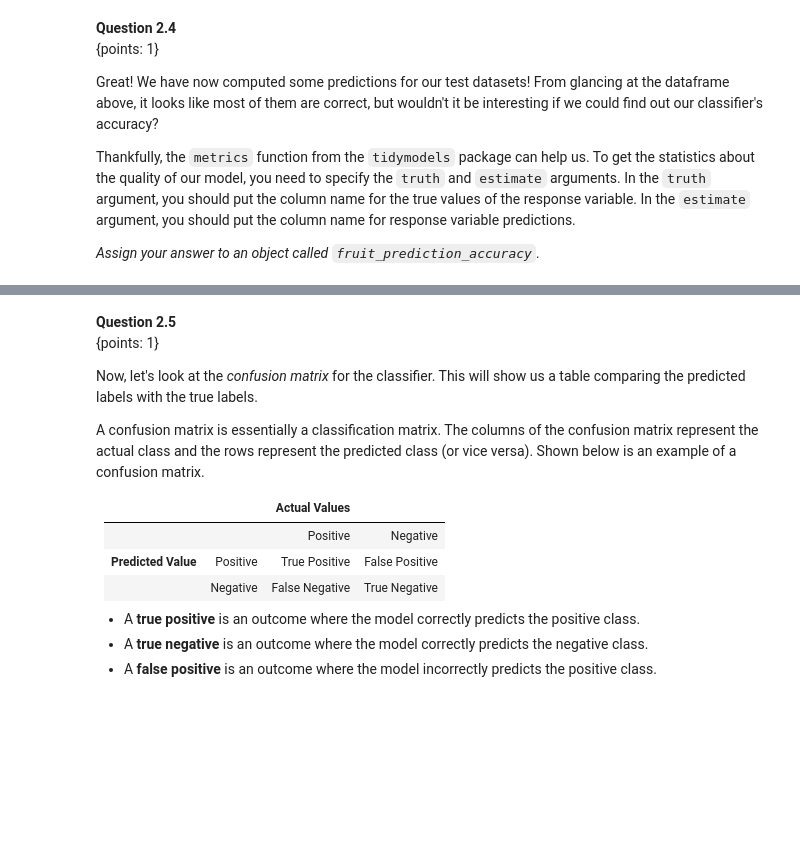
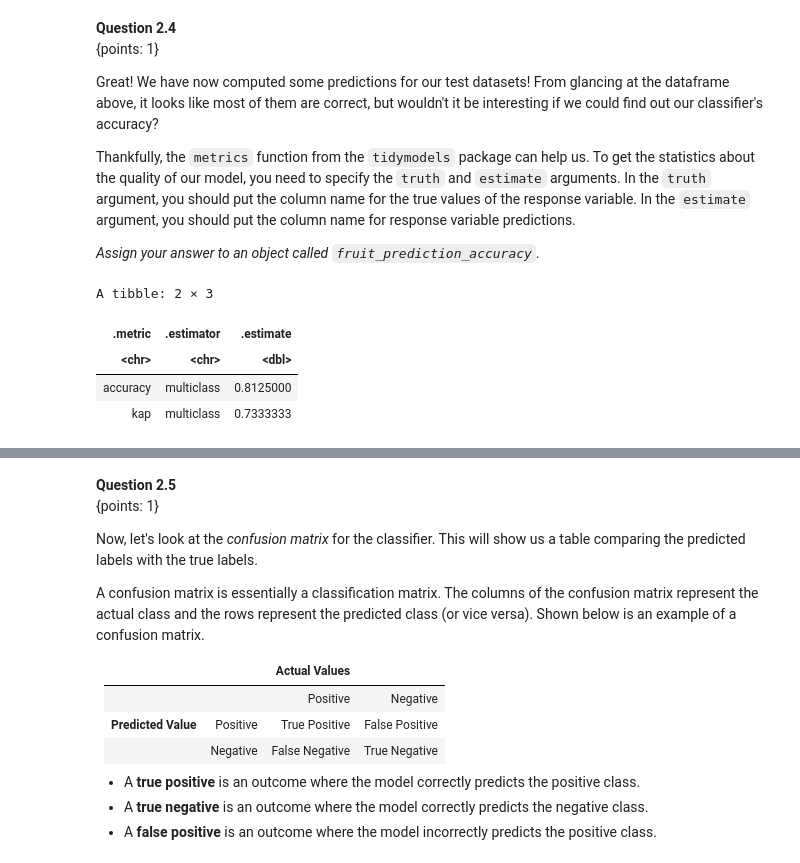
Before and after one commit to ca-vas/dsci-100-student, a Jupyter notebook: materials/R/worksheet_classification2/worksheet_classification2.ipynb, the cells around one changed output, grey strips where cells are left out. Saved outputs shown, nothing was run; the diff lists cells and outputs as text; code cells hidden in the pictures; blank space fills up the shorter version.

```diff
--- a/materials/R/worksheet_classification2/worksheet_classification2.ipynb
+++ b/materials/R/worksheet_classification2/worksheet_classification2.ipynb
@@ -613,12 +713,18 @@ Thankfully, the `metrics` function from the `tidymodels` package can help us. To
 # %%
 set.seed(2020) # DO NOT REMOVE
 
-#... <- fruit_test_predictions |>
-#         ...(truth = ..., estimate = ...)
+fruit_prediction_accuracy<- fruit_test_predictions |>
+         metrics(truth = "fruit_name", estimate = ".pred_class")
 
 # your code here
-fail() # No Answer - remove if you provide an answer
+# No Answer - remove if you provide an answer
 fruit_prediction_accuracy
+# %% [output]
+A tibble: 2 × 3
+| .metric | .estimator | .estimate |
+| <chr> | <chr> | <dbl> |
+| accuracy | multiclass | 0.8125000 |
+| kap | multiclass | 0.7333333 |
 # %%
 library(digest)
 stopifnot("fruit_prediction_accuracy should be a data frame"= setequal(digest(paste(toString('data.frame' %in% class(fruit_prediction_accuracy)), "de1e1")), "e2cb57451884d6a66f5e0dd2a1a29189"))
```
Also changed, not shown: parts of 13 cells of this notebook.
